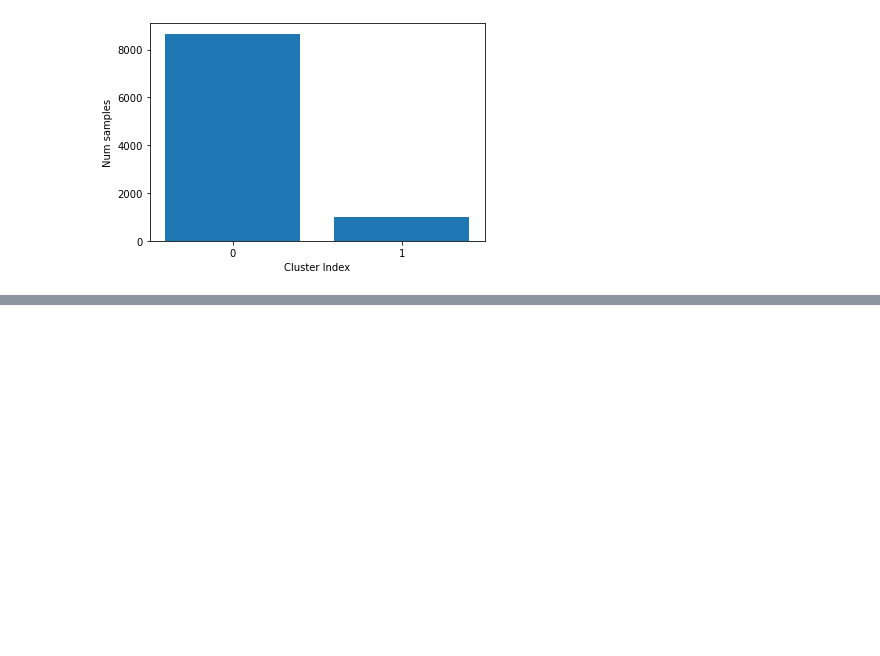
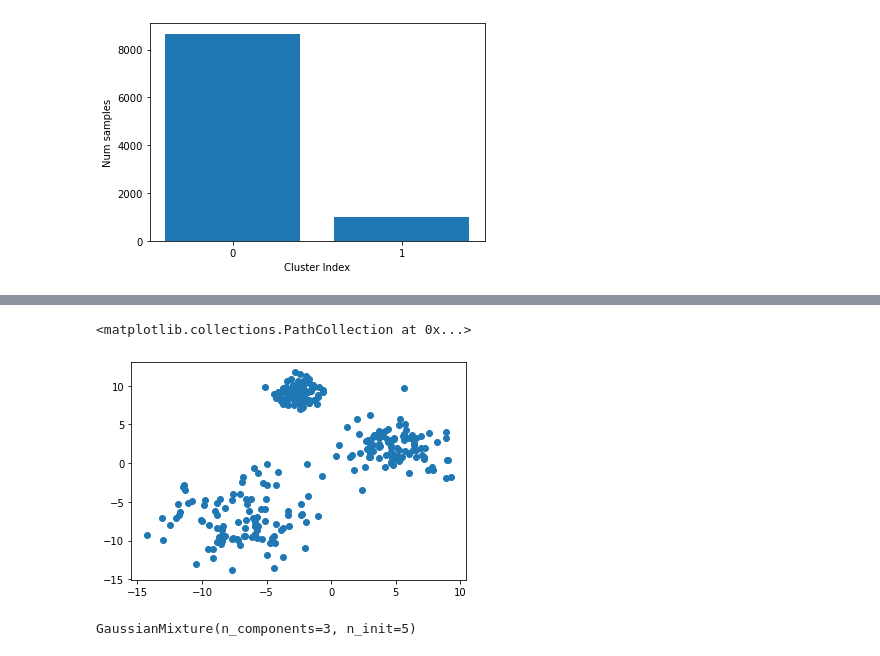
Before and after one commit to jaymberman/sklearn_guide, a Jupyter notebook: sklearn_guide.ipynb, the cells around one changed output, grey strips where cells are left out. Drawn from its saved outputs; the diff is of its cells as text; code cells hidden in the pictures; blank space fills up the shorter version.

```diff
--- a/sklearn_guide.ipynb
+++ b/sklearn_guide.ipynb
@@ -3053,0 +3078,16 @@ There is a nonlinear dimensionality reduction technique based on hierarchical cl
+# %%
+from sklearn.datasets import make_blobs
+from sklearn.mixture import GaussianMixture
+import matplotlib.pyplot as plt
+
+X, _, centers = make_blobs(n_samples=300, n_features=2, centers=3, cluster_std=[1,2,3], return_centers=True,
+                           random_state=42)
+plt.scatter(X[:,0], X[:,1])
+# %% [output]
+<matplotlib.collections.PathCollection at 0x...>
+[figure, added]
+# %%
+gm = GaussianMixture(n_components=3, n_init=5)
+gm.fit(X)
+# %% [output]
+GaussianMixture(n_components=3, n_init=5)
```
Also changed, not shown: parts of 18 cells of this notebook, 4 other files.
